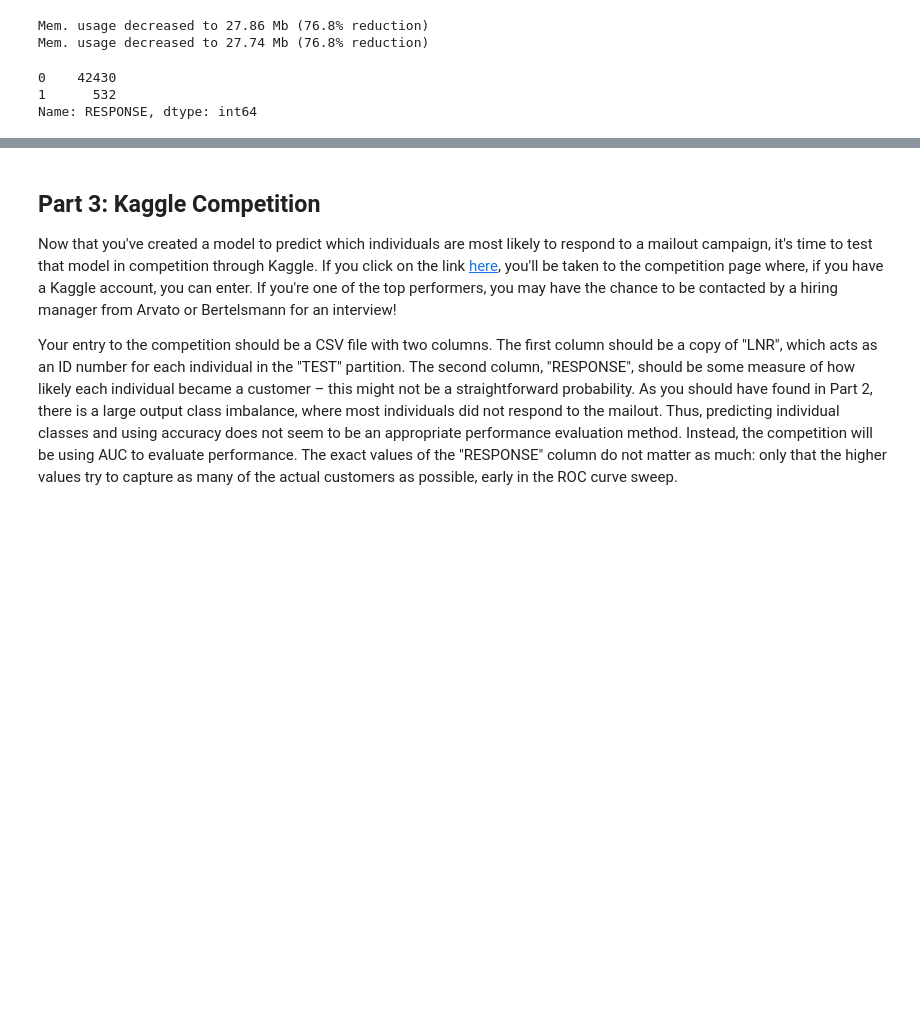
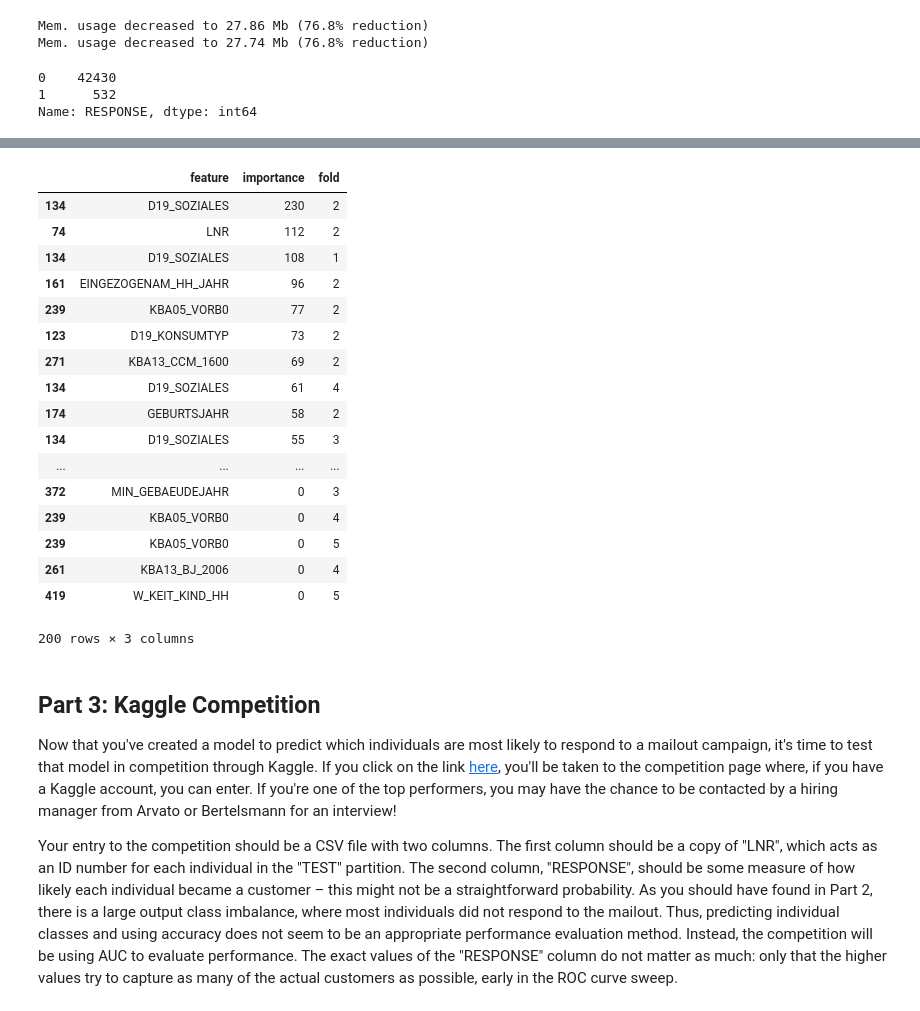
Before and after one commit to PaperStrange/Udacity_DataScientist, a Jupyter notebook: DS_term2_project-final/Arvato Project Workbook.ipynb, the cells around one changed output, grey strips where cells are left out. Saved outputs shown, nothing was run; the diff lists cells and outputs as text; code cells hidden in the pictures; blank space fills up the shorter version.

```diff
--- a/DS_term2_project-final/Arvato Project Workbook.ipynb
+++ b/DS_term2_project-final/Arvato Project Workbook.ipynb
@@ -2159,4 +2085,4 @@ def clean_data(df):
     sys._clear_type_cache()
 
     # Return the cleaned dataframe.
-    return df_ori_OutlierColumnRemoved_ReEncoded
+    return df_ori_OutlierColumnRemoved_ReEncoded_scaled
@@ -2202,7 +2096,7 @@ test_df = reduce_mem_usage(test_df)
 Mem. usage decreased to 27.86 Mb (76.8% reduction)
 Mem. usage decreased to 27.74 Mb (76.8% reduction)
 # %%
-target = train_df_['RESPONSE']
+target = train_df['RESPONSE']
 target.value_counts()
 # %% [output]
 0    42430
@@ -2245,7 +2139,7 @@ params = {
           'num_leaves': 70,
           'max_depth': 5,
           'learning_rate': 0.008,
-          'n_estimators': 100,
+          'n_estimators': 150,
           'subsample_for_bin': 200000,
           'objective': 'binary',
           'class_weight': None,
@@ -2267,7 +2161,7 @@ params = {
           "bagging_fraction": 0.82,
           "bagging_seed": 42,
           "metric_freq": 200,
-          "early_stopping_round": 150,
+#           "early_stopping_round": 150,
           "num_iterations": 10000,
           "is_unbalance": True,  # used only in `binary` application
 
@@ -2279,25 +2173,24 @@ oof = np.zeros(len(train_df))
 predictions = np.zeros(len(test_df))
 feature_importance_df = pd.DataFrame()
 
-with active_session():
-    for fold_, (trn_idx, val_idx) in enumerate(skf.split(train_df, target)):
-        print("fold n°{}".format(fold_))
-        trn_data = lgb.Dataset(train_df.iloc[trn_idx][features], label=target.iloc[trn_idx])
-        val_data = lgb.Dataset(train_df.iloc[val_idx][features], label=target.iloc[val_idx])
+for fold_, (trn_idx, val_idx) in enumerate(skf.split(train_df, target)):
+    print("fold n°{}".format(fold_))
+    trn_data = lgb.Dataset(train_df.iloc[trn_idx][features], label=target.iloc[trn_idx])
+    val_data = lgb.Dataset(train_df.iloc[val_idx][features], label=target.iloc[val_idx])
 
-        num_round = 10000
-        clf = lgb.train(params, trn_data, num_round, valid_sets = [trn_data, val_data], verbose_eval=10, early_stopping_rounds=100)
-        oof[val_idx] = clf.predict(train_df.iloc[val_idx][features], num_iteration=clf.best_iteration)
+    num_round = 10000
+    clf = lgb.train(params, trn_data, num_round, valid_sets = [trn_data, val_data], verbose_eval=10, early_stopping_rounds=100)
+    oof[val_idx] = clf.predict(train_df.iloc[val_idx][features], num_iteration=clf.best_iteration)
 
-        fold_importance_df = pd.DataFrame()
-        fold_importance_df["feature"] = features
-        fold_importance_df["importance"] = clf.feature_importance()
-        fold_importance_df["fold"] = fold_ + 1
-        feature_importance_df = pd.concat([feature_importance_df, fold_importance_df], axis=0)
+    fold_importance_df = pd.DataFrame()
+    fold_importance_df["feature"] = features
+    fold_importance_df["importance"] = clf.feature_importance()
+    fold_importance_df["fold"] = fold_ + 1
+    feature_importance_df = pd.concat([feature_importance_df, fold_importance_df], axis=0)
 
-        predictions += clf.predict(test_df[features], num_iteration=clf.best_iteration) / 5
+    predictions += clf.predict(test_df[features], num_iteration=clf.best_iteration) / 5
 
-    print("CV score: {:<8.5f}".format(roc_auc_score(target, oof)))
+print("CV score: {:<8.5f}".format(roc_auc_score(target, oof)))
 # %% [output]
 fold n°0
 Please use silent argument of the Dataset constructor to pass this parameter.
@@ -2350,3 +2219,24 @@ best_features
+# %%
+best_features.sort_values(by="importance", ascending=False)
+# %% [output]
+|  | feature | importance | fold |
+| 134 | D19_SOZIALES | 230 | 2 |
+| 74 | LNR | 112 | 2 |
+| 134 | D19_SOZIALES | 108 | 1 |
+| 161 | EINGEZOGENAM_HH_JAHR | 96 | 2 |
+| 239 | KBA05_VORB0 | 77 | 2 |
+| 123 | D19_KONSUMTYP | 73 | 2 |
+| 271 | KBA13_CCM_1600 | 69 | 2 |
+| 134 | D19_SOZIALES | 61 | 4 |
+| 174 | GEBURTSJAHR | 58 | 2 |
+| 134 | D19_SOZIALES | 55 | 3 |
+| ... | ... | ... | ... |
+| 372 | MIN_GEBAEUDEJAHR | 0 | 3 |
+| 239 | KBA05_VORB0 | 0 | 4 |
+| 239 | KBA05_VORB0 | 0 | 5 |
+| 261 | KBA13_BJ_2006 | 0 | 4 |
+| 419 | W_KEIT_KIND_HH | 0 | 5 |
+200 rows × 3 columns
 # %% [markdown]
 ## Part 3: Kaggle Competition
 
```
Also changed, not shown: parts of 39 cells of this notebook, 2 other files.
